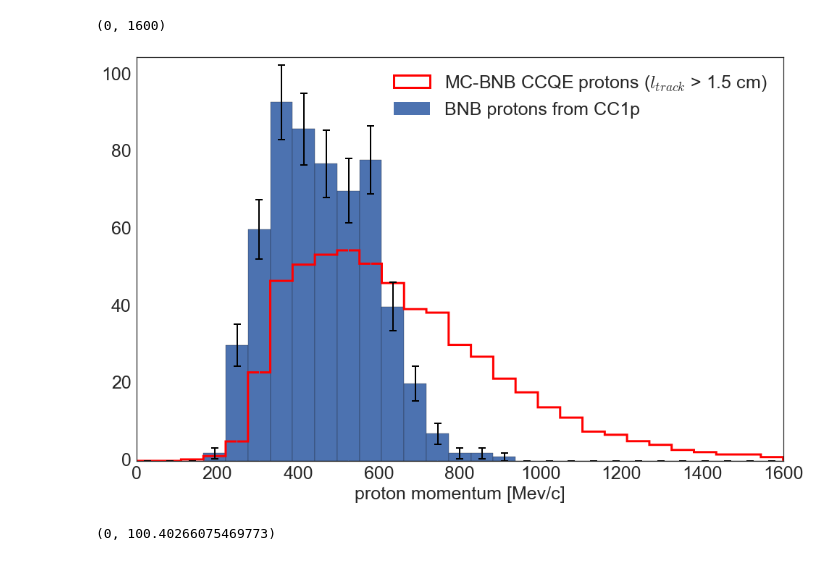
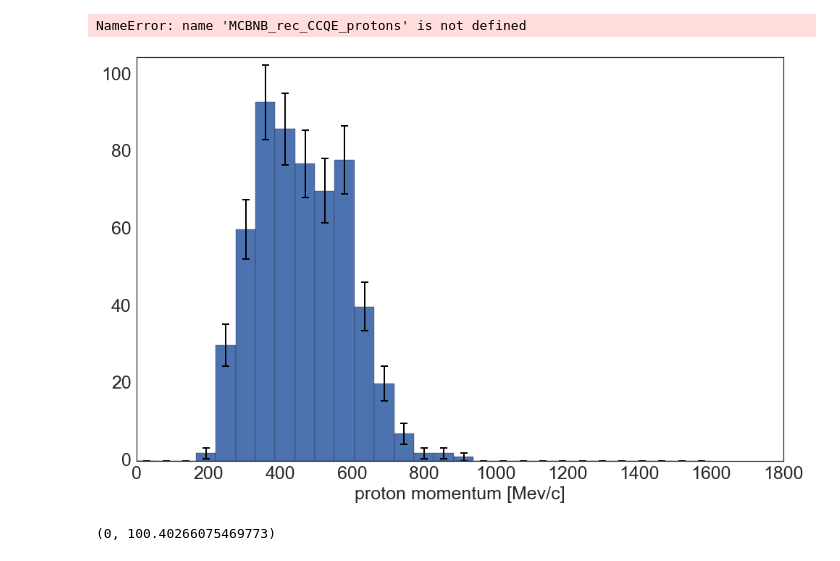
Before and after one commit to erezcoh4/AnalysisTreesInformation, a Jupyter notebook: AnaTreesPackage/notebooks/CCQE_events_anafile_plos.ipynb, the cells around one changed output. Saved outputs shown, nothing was run; the diff lists cells and outputs as text; code cells hidden in the pictures.

```diff
--- a/AnaTreesPackage/notebooks/CCQE_events_anafile_plos.ipynb
+++ b/AnaTreesPackage/notebooks/CCQE_events_anafile_plos.ipynb
@@ -13,8 +7,0 @@ MCBNB_rec_protons = MCBNB_rec[(MCBNB_rec.MCpdgCode==2212)  & (MCBNB_rec.process_
-# %%
-MCBNB_gen_CCQE_protons = MCBNB_gen_protons[MCBNB_gen_protons.truth_ccnc==1]
-print 'MCBNB CCQE generated protons: ',len(MCBNB_gen_CCQE_protons)
-print 'MCBNB generated protons: ',len(MCBNB_gen_protons)
-
-MCBNB_rec_CCQE_protons = MCBNB_rec_protons[(MCBNB_rec_protons.truth_ccnc==1) & (MCBNB_rec_CCQE_protons.length>1.5)]
-print 'MCBNB CCQE rec. protons: ',len(MCBNB_rec_CCQE_protons)
-print 'MCBNB rec. protons: ',len(MCBNB_rec_protons)
@@ -26,20 +22,16 @@ MCBNB rec. protons:  134019
 # %%
 bins=np.linspace(0,1600,30)
-ax , h , bins , patches = plot_1d_hist( data.p_P ,
-                                       bins=bins ,
-                                       xlabel='proton momentum [Mev/c]' , figsize=(16,10));
+ax , h , bins , mid = hist_with_errors( data.p_P , bins=bins ,
+                                       xlabel='proton momentum [Mev/c]' , figsize=(16,10), label='BNB protons from CC1p')
 weights = (float(len(data))/len(MCBNB_rec_CCQE_protons))*(MCBNB_rec_CCQE_protons.truth_P/MCBNB_rec_CCQE_protons.truth_P)
 plt.hist(1000*MCBNB_rec_CCQE_protons.truth_P,bins=bins,weights=weights
          ,label='MC-BNB CCQE protons ($l_{track}$ > 1.5 cm)',histtype='step',linewidth=3,color='red')
-
-mid = 0.5*(bins[1:] + bins[:-1])
-ax.bar(mid, h, yerr=np.sqrt(h), linewidth=0,error_kw=dict(ecolor='black', lw=2, capsize=5, capthick=2),label='BNB protons from CC1p')
 plt.legend(loc='best',fontsize=25)
-ax.set_ylim(0,1.02*np.max(h+np.sqrt(h)))
+# ax.set_ylim(0,1.02*np.max(h+np.sqrt(h)))
 ax.set_xlim(0,1600)
 # %% [output]
-(0, 1600)
+NameError: name 'MCBNB_rec_CCQE_protons' is not defined
-[figure, old version]
+[figure, new version]
 # %%
 ax , h , bins , patches = plot_1d_hist( data.mu_P ,
                                        bins=np.linspace(0,1000,30) ,
```
Also changed, not shown: parts of 6 cells of this notebook, 1 other file.
